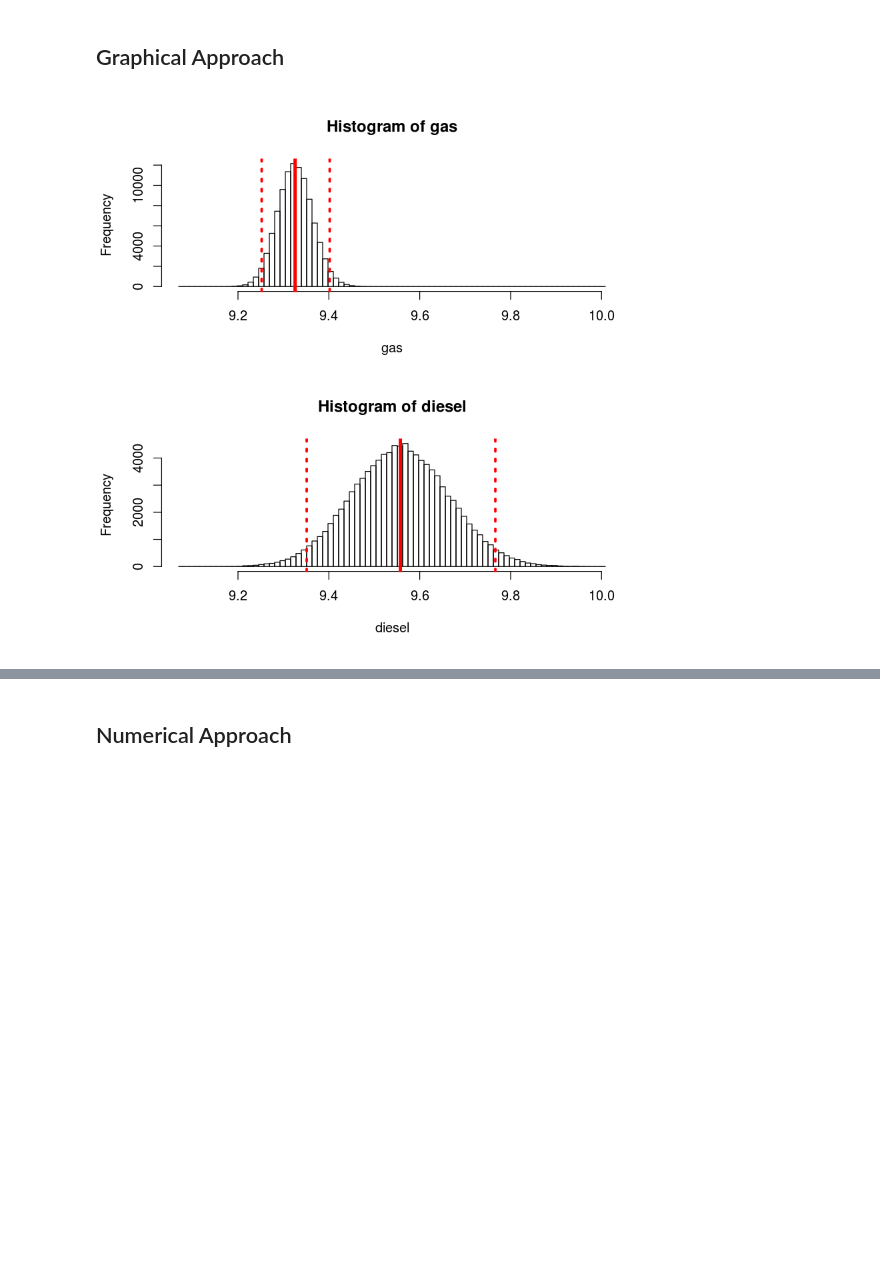
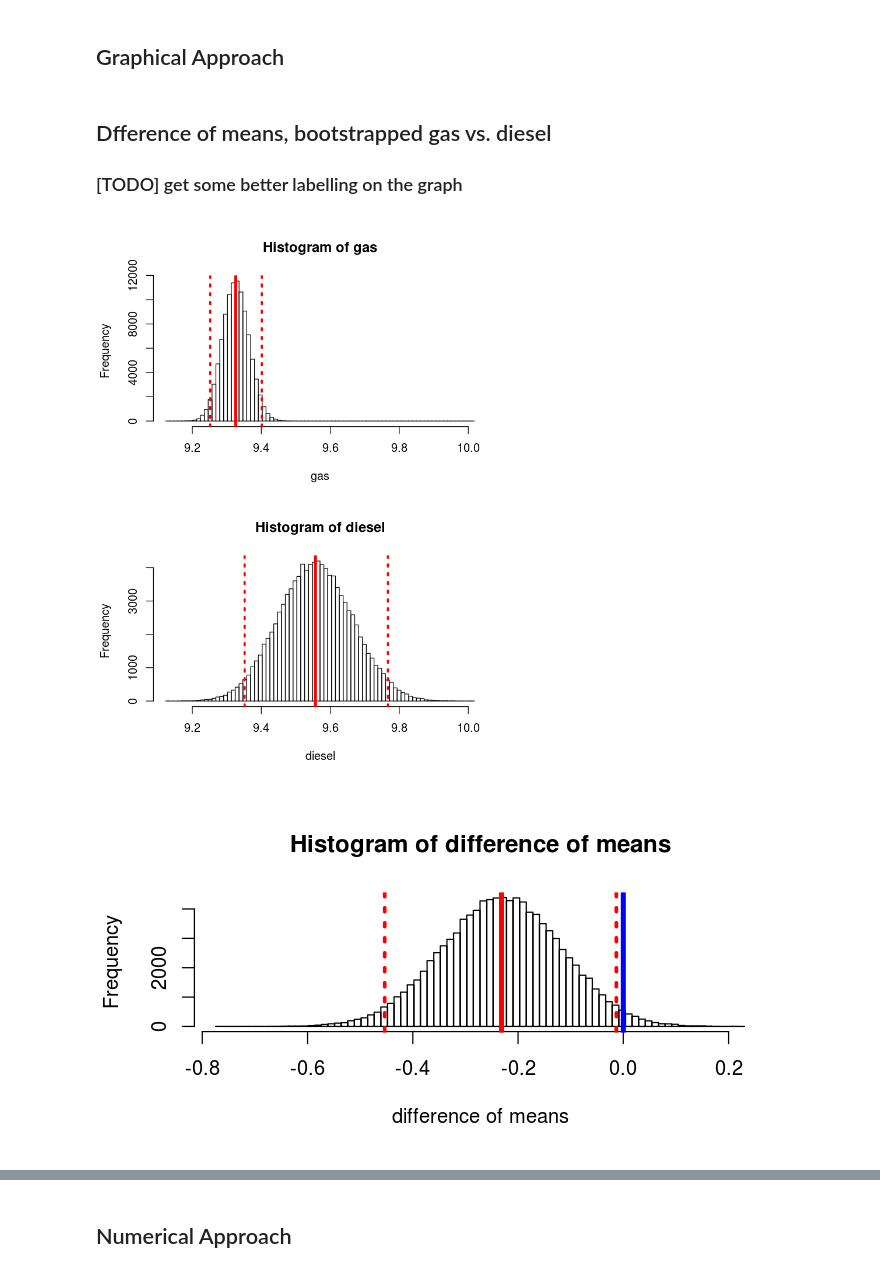
Before and after one commit to JingruWu10/UW_DataScience, a Jupyter notebook: Q2/HW05/HW05_Salemann_DRAFT.ipynb, the cells around one changed output, grey strips where cells are left out. Saved outputs shown, nothing was run; the diff lists cells and outputs as text; code cells hidden in the pictures; blank space fills up the shorter version.

Commit message:
Full graphical analysis for fuel type & aspiration are in place.

```diff
--- a/Q2/HW05/HW05_Salemann_DRAFT.ipynb
+++ b/Q2/HW05/HW05_Salemann_DRAFT.ipynb
@@ -65,6 +47,13 @@ plot.t <- function(a, b, cols = c('pop_A', 'pop_B'), nbins = 80, p = 0.05){
   plot.hist(b, maxs, mins, cols = cols[2])
   par(mfrow = c(1, 1))
 }
+# %%
+## Bootstrap the difference in means of sons and daughters
+plot.diff <- function(a, cols = 'difference of means', nbins = 80, p = 0.05){
+  maxs = max(a)
+  mins = min(a)
+  plot.hist(a, maxs, mins, cols = cols[1])
+}
 # %%
 library(resample)
 library(simpleboot)
@@ -76,3 +62,6 @@ Simple Bootstrap Routines (1.1-3 2008-04-30)
 Compare the difference of the bootstrap resampled mean of the log price of autos grouped by 1) aspiration and 2) fuel type. Use both numerical and graphical methods for your comparison. Are these means different within a 95% confidence interval? How do your conclusions compare to the results you obtained using the t-test last week?
 # %% [markdown]
 ## Graphical Approach
+# %% [markdown]
+## Dfference of means, bootstrapped gas vs. diesel
+### [TODO] get some better labelling on the graph
@@ -79,12 +71,18 @@ Compare the difference of the bootstrap resampled mean of the log price of autos
 # %%
-autos.gas = auto.price[auto.price$fuel.type == 'gas',]
-autos.diesel = auto.price[auto.price$fuel.type == 'diesel',]
-# autos.gas.log.prices = log(autos.gas$price)
-# autos.diesel.log.prices = log(autos.diesel$price)
+require(repr)
+options(repr.plot.width=6, repr.plot.height=2)
 
-## Bootstrap the mean of the sons and of daughters
+## Bootstrap the mean of the gas vs. diesel, plot individual histograms
 mean.boot.gas = one.boot(log(autos.gas$price), mean, R = 100000)
 mean.boot.diesel = one.boot(log(autos.diesel$price), mean, R = 100000)
+options(repr.plot.width=6, repr.plot.height=8)
 plot.t(mean.boot.gas$t, mean.boot.diesel$t, nbins = 80, cols = c('gas', 'diesel'))
+
+
+# Plot the difference
+options(repr.plot.width=6, repr.plot.height=3)
+two.boot.mean = two.boot(log(autos.gas$price), log(autos.diesel$price), mean, R = 100000)
+plot.diff(two.boot.mean$t)
 # %% [output]
-[figure, old version]
+[figure, new version]
+[figure, added]
```
Also changed, not shown: parts of 9 cells of this notebook.
